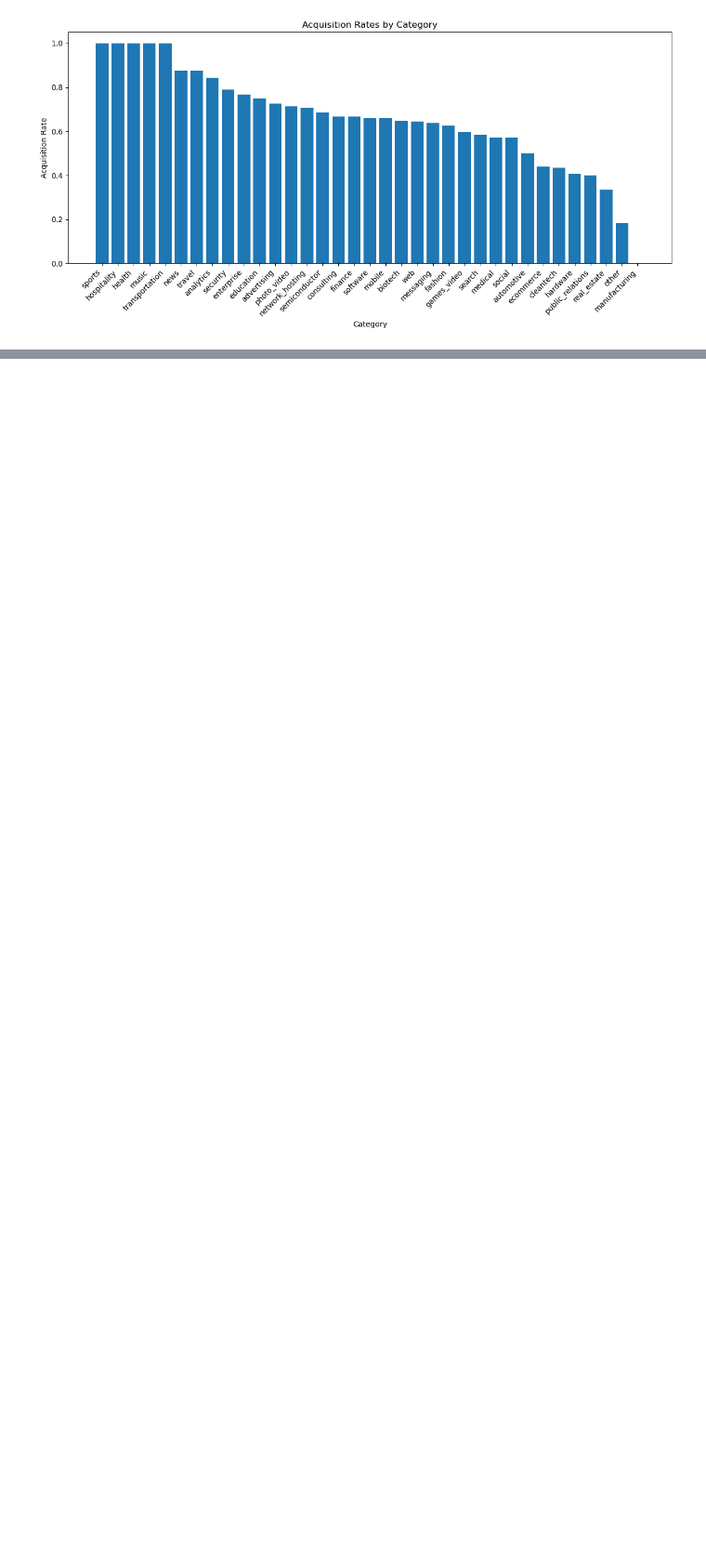
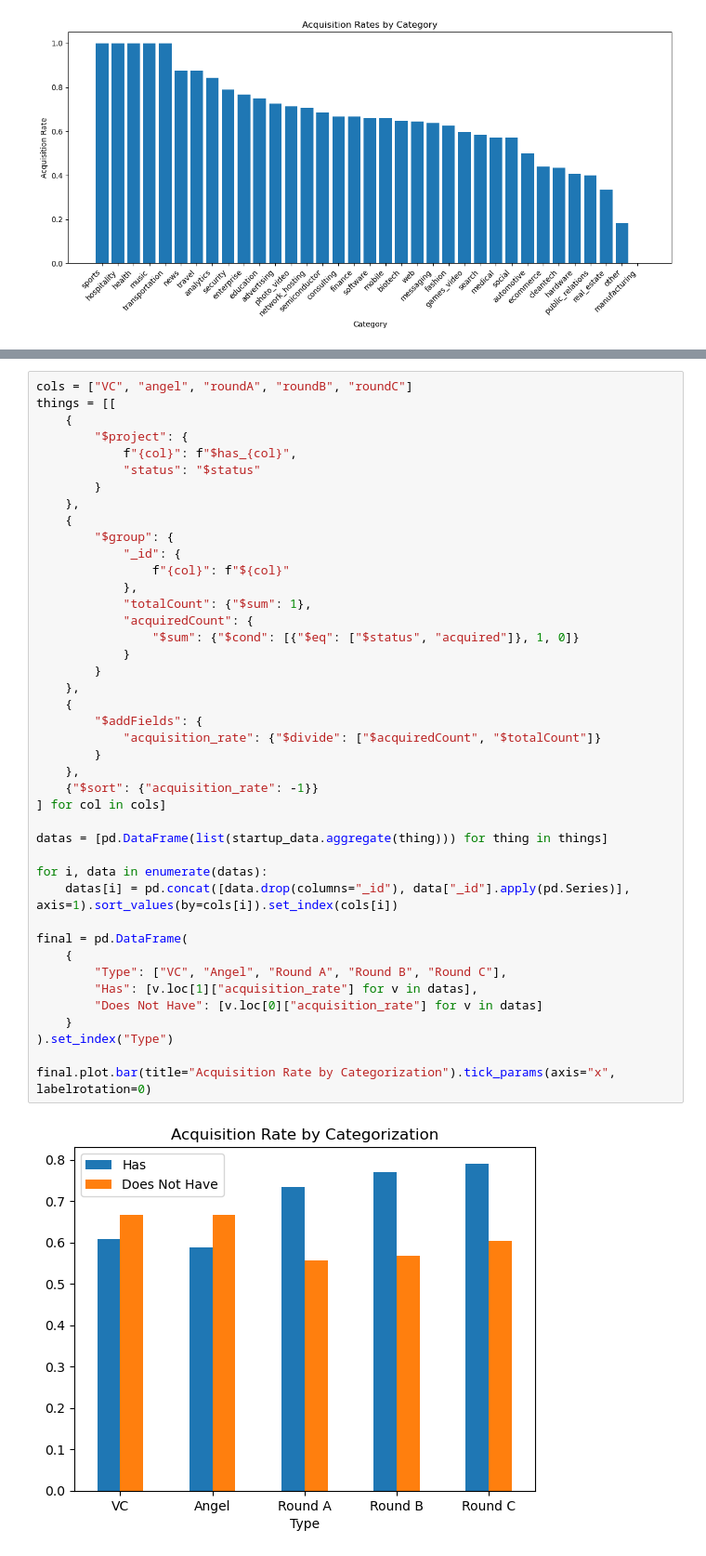
Before and after one commit to verainne/Project_3_startup_success, a Jupyter notebook: Project 3 - Mongo.ipynb, the cells around one changed output, grey strips where cells are left out. Shown: that part at 93% size. Cells and saved outputs as stored; diff of their text form; blank space fills up the shorter version.

```diff
--- a/Project 3 - Mongo.ipynb
+++ b/Project 3 - Mongo.ipynb
@@ -561,0 +615,44 @@ fig.show()
+# %%
+cols = ["VC", "angel", "roundA", "roundB", "roundC"]
+things = [[
+    {
+        "$project": {
+            f"{col}": f"$has_{col}",
+            "status": "$status"
+        }
+    },
+    {
+        "$group": {
+            "_id": {
+                f"{col}": f"${col}"
+            },
+            "totalCount": {"$sum": 1},
+            "acquiredCount": {
+                "$sum": {"$cond": [{"$eq": ["$status", "acquired"]}, 1, 0]}
+            }
+        }
+    },
+    {
+        "$addFields": {
+            "acquisition_rate": {"$divide": ["$acquiredCount", "$totalCount"]}
+        }
+    },
+    {"$sort": {"acquisition_rate": -1}}
+] for col in cols]
+
+datas = [pd.DataFrame(list(startup_data.aggregate(thing))) for thing in things]
+
+for i, data in enumerate(datas):
+    datas[i] = pd.concat([data.drop(columns="_id"), data["_id"].apply(pd.Series)], axis=1).sort_values(by=cols[i]).set_index(cols[i])
+
+final = pd.DataFrame(
+    {
+        "Type": ["VC", "Angel", "Round A", "Round B", "Round C"],
+        "Has": [v.loc[1]["acquisition_rate"] for v in datas],
+        "Does Not Have": [v.loc[0]["acquisition_rate"] for v in datas]
+    }
+).set_index("Type")
+
+final.plot.bar(title="Acquisition Rate by Categorization").tick_params(axis="x", labelrotation=0)
+# %% [output]
+[figure, added]
```
Also changed, not shown: parts of 6 cells of this notebook.
